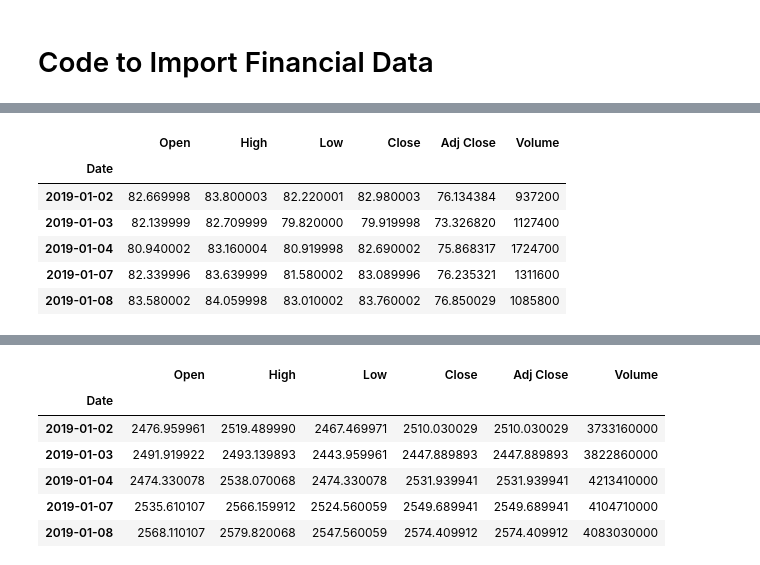
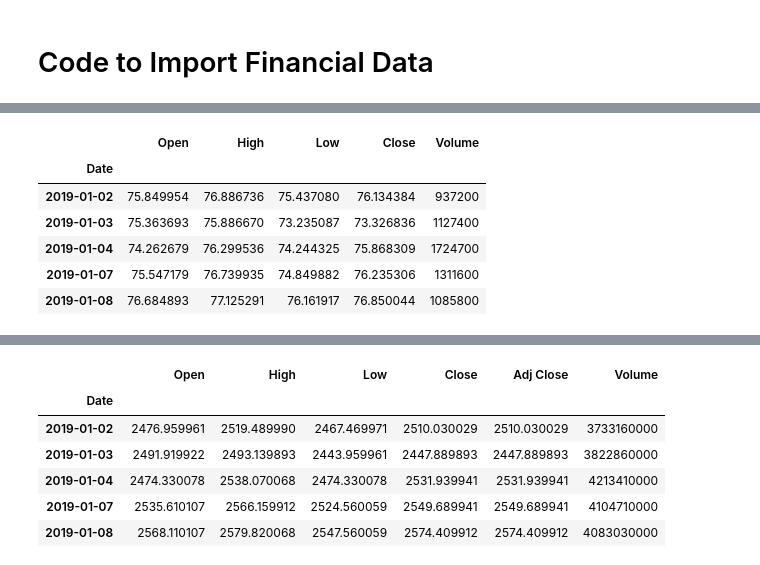
Before and after one commit to Roark23/Final_Project, a Jupyter notebook: KU_Pandas_for_database.ipynb, the cells around one changed output, grey strips where cells are left out. Saved outputs shown, nothing was run; the diff lists cells and outputs as text; code cells hidden in the pictures.

```diff
--- a/KU_Pandas_for_database.ipynb
+++ b/KU_Pandas_for_database.ipynb
@@ -24,18 +27,18 @@ df_apple.head()
 # %%
 # Import C.H.Robinson stock history
 df_chr = yf.download('CHRW',
                         start = '2019-01-01',
                         end = '2022-01-01',
-                        progress=False)
+                        progress=False, auto_adjust=True)
 df_chr.head()
 # %% [output]
-|  | Open | High | Low | Close | Adj Close | Volume |
-| Date |  |  |  |  |  |  |
-| 2019-01-02 | 82.669998 | 83.800003 | 82.220001 | 82.980003 | 76.134384 | 937200 |
-| 2019-01-03 | 82.139999 | 82.709999 | 79.820000 | 79.919998 | 73.326820 | 1127400 |
-| 2019-01-04 | 80.940002 | 83.160004 | 80.919998 | 82.690002 | 75.868317 | 1724700 |
-| 2019-01-07 | 82.339996 | 83.639999 | 81.580002 | 83.089996 | 76.235321 | 1311600 |
-| 2019-01-08 | 83.580002 | 84.059998 | 83.010002 | 83.760002 | 76.850029 | 1085800 |
+|  | Open | High | Low | Close | Volume |
+| Date |  |  |  |  |  |
+| 2019-01-02 | 75.849954 | 76.886736 | 75.437080 | 76.134384 | 937200 |
+| 2019-01-03 | 75.363693 | 75.886670 | 73.235087 | 73.326836 | 1127400 |
+| 2019-01-04 | 74.262679 | 76.299536 | 74.244325 | 75.868309 | 1724700 |
+| 2019-01-07 | 75.547179 | 76.739935 | 74.849882 | 76.235306 | 1311600 |
+| 2019-01-08 | 76.684893 | 77.125291 | 76.161917 | 76.850044 | 1085800 |
 # %%
 # Import Nike stock history
 df_nike = yf.download('NKE',
```
Also changed, not shown: parts of 11 cells of this notebook.
